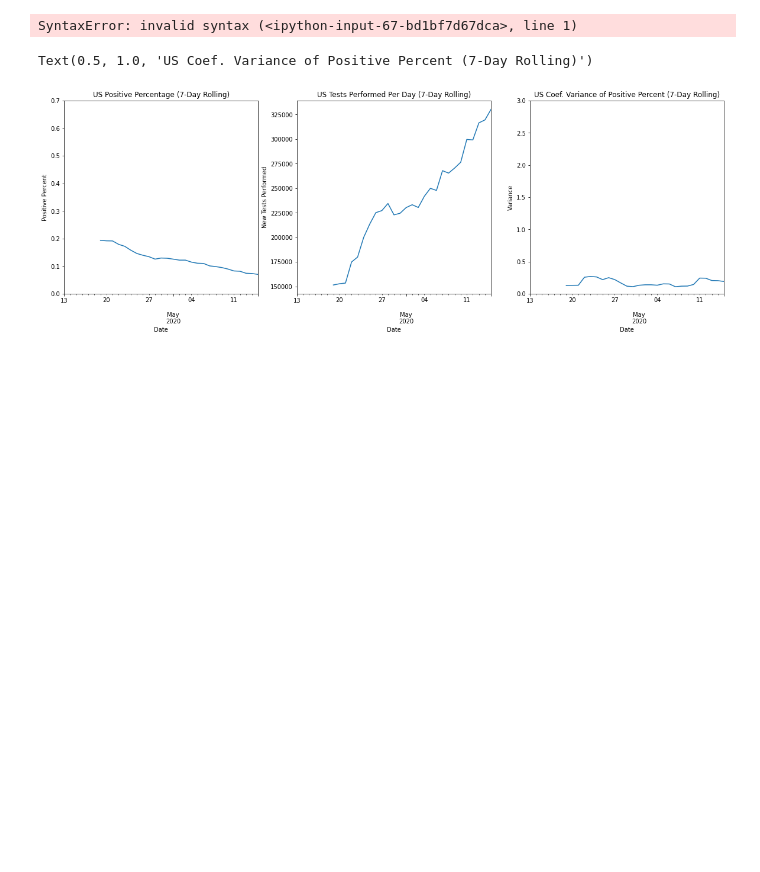
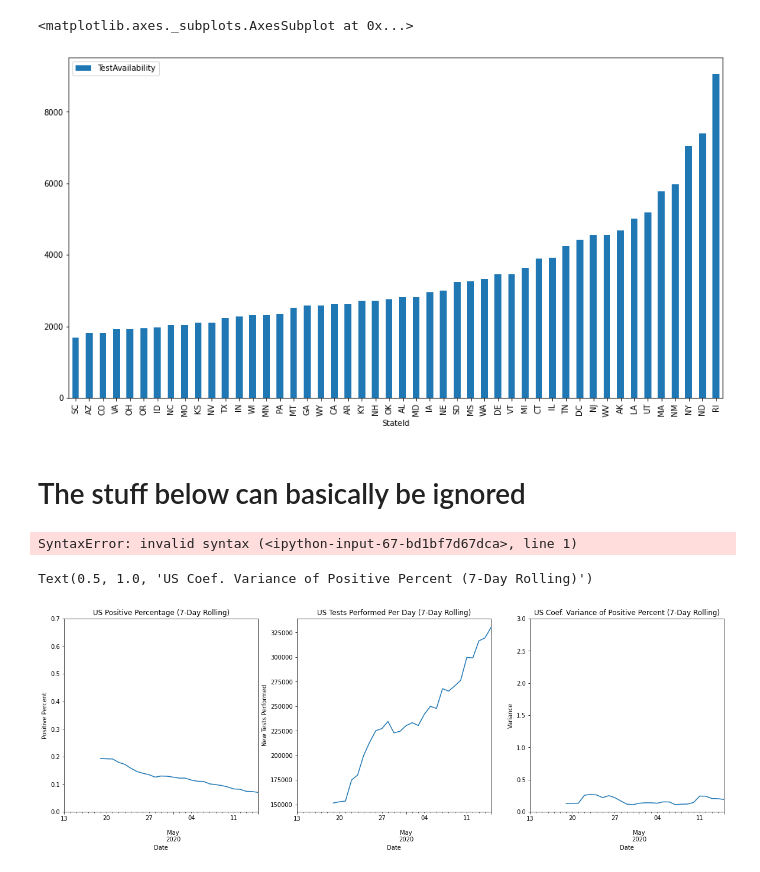
Before and after one commit to DavidMorton/jupyter-notebooks, a Jupyter notebook: COVID DataSet.ipynb, the cells around one changed output. Saved outputs shown, nothing was run; the diff lists cells and outputs as text; code cells hidden in the pictures; blank space fills up the shorter version.

```diff
--- a/COVID DataSet.ipynb
+++ b/COVID DataSet.ipynb
@@ -172,0 +132,51 @@ original_series[original_series['Province_State'] == 'Virginia'][['People_Tested
+# %%
+yesterdaydata = series[series['Date'] == lastdate].copy()
+
+yesterdaydata.index = yesterdaydata['Province_State']
+raw_state_abbreviations = pd.read_csv('https://raw.githubusercontent.com/jasonong/List-of-US-States/master/states.csv')
+raw_state_abbreviations.index = raw_state_abbreviations['State']
+
+raw_state_abbreviations
+yesterdaydata['StateId'] = raw_state_abbreviations['Abbreviation']
+
+yesterdaydata = yesterdaydata.dropna(subset=['StateId'], axis=0)
+
+# cutoff at half the population. Most states won't have levels above this without also having bad data.
+yesterdaydata = yesterdaydata[yesterdaydata['Rolling'] < 0.5]
+
+
+fig = go.Figure(data=go.Choropleth(
+    locations=yesterdaydata['StateId'], # Spatial coordinates
+    z = yesterdaydata['Rolling'].astype(float) * 100, # Data to be color-coded
+    locationmode = 'USA-states', # set of locations match entries in `locations`
+    colorscale = 'Reds',
+    colorbar_title = "Percent Positive"
+))
+
+fig.update_layout(
+    title_text = 'Percent Positive USA',
+    geo_scope='usa', # limite map scope to USA
+)
+
+fig.show()
+
+fig2 = go.Figure(data=go.Choropleth(
+    locations=yesterdaydata['StateId'], # Spatial coordinates
+    z = yesterdaydata['TestAvailability'].astype(float), # Data to be color-coded
+    locationmode = 'USA-states', # set of locations match entries in `locations`
+    colorscale = 'Reds',
+    colorbar_title = "People Tested per 100,000"
+))
+
+fig2.update_layout(
+    title_text = 'Testing Rate',
+    geo_scope='usa', # limite map scope to USA
+)
+
+fig2.show()
+
+#fig, ax = plt.subplots()
+
+yesterdaydata.sort_values(by='TestAvailability').plot.bar(x = 'StateId', y='TestAvailability', figsize=(15,8))
+# This could be due to the availability of tests or it could be due to social distancing reducing things
+# %% [output]
@@ -173,3 +185,7 @@ original_series[original_series['Province_State'] == 'Virginia'][['People_Tested
+<matplotlib.axes._subplots.AxesSubplot at 0x...>
+[figure, added]
+# %% [markdown]
+# The stuff below can basically be ignored
 # %%
 throw throw throw
 
```
Also changed, not shown: parts of 8 cells of this notebook.
